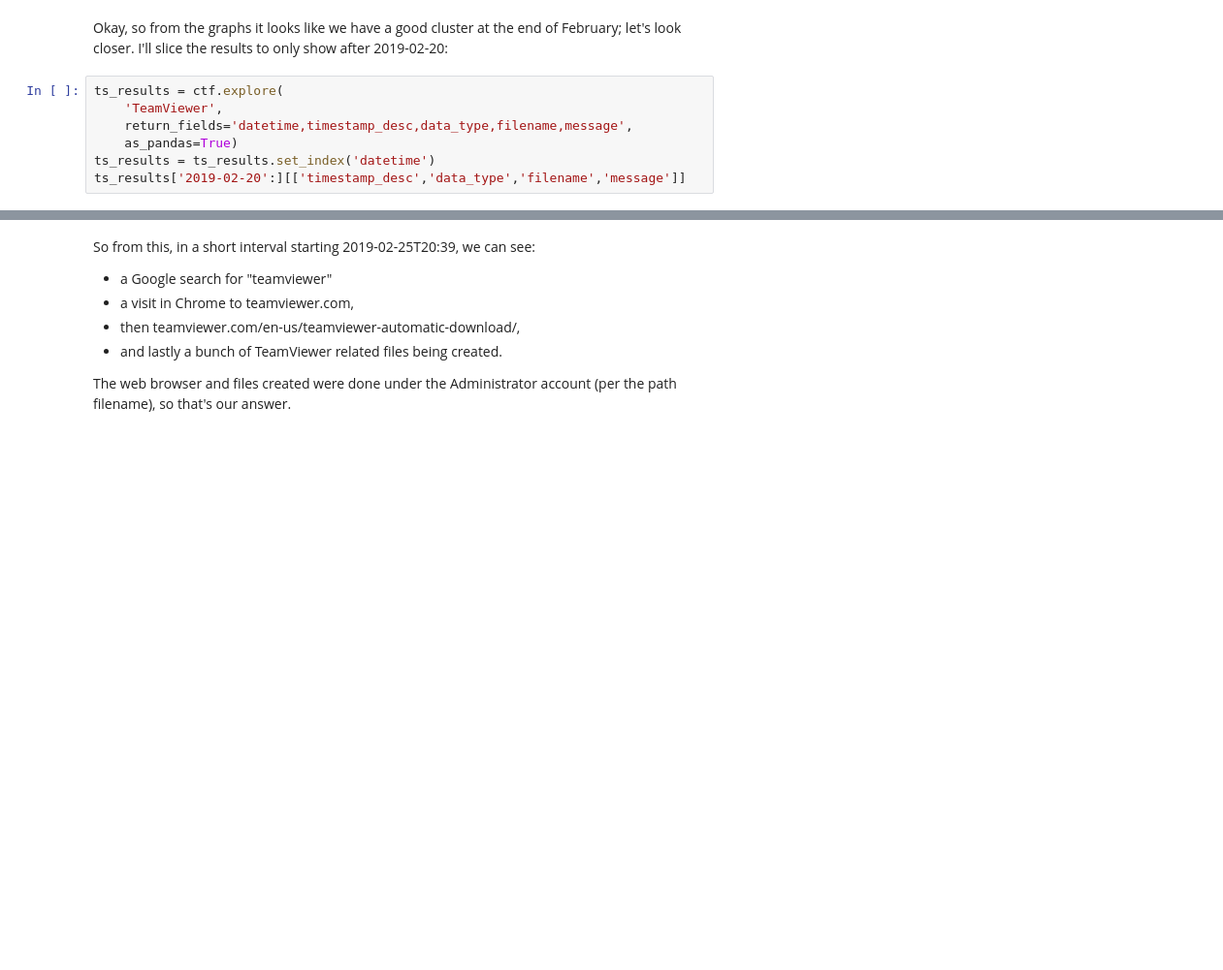
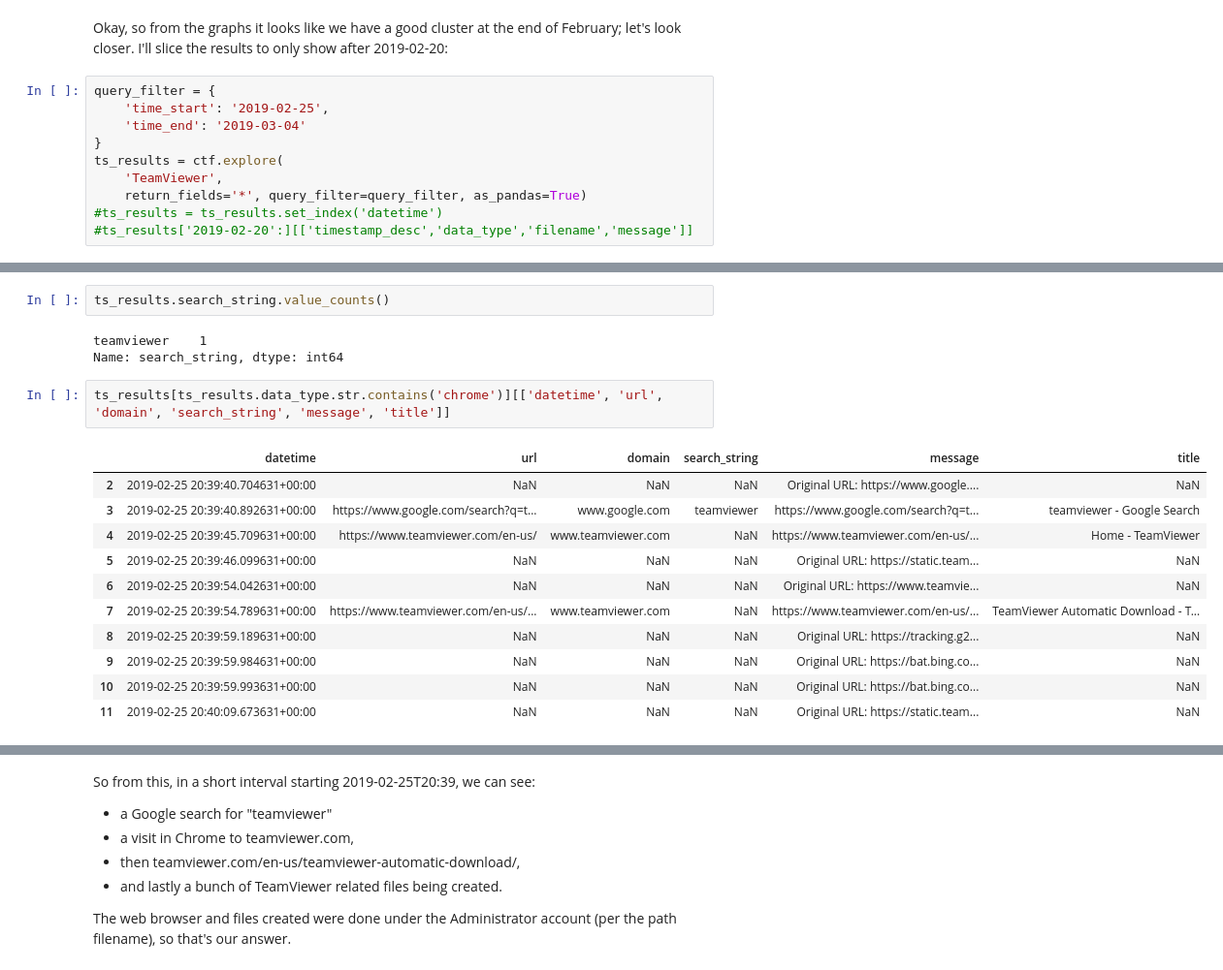
Before and after one commit to google/timesketch, a Jupyter notebook: notebooks/MUS2019_CTF.ipynb, the cells around one changed output, grey strips where cells are left out. Shown: that part at 97% size. Drawn from its saved outputs; the diff is of its cells as text; blank space fills up the shorter version.

```diff
--- a/notebooks/MUS2019_CTF.ipynb
+++ b/notebooks/MUS2019_CTF.ipynb
@@ -200,9 +351,12 @@ ts_results['2018':].message.resample('D').count().plot()
 # %% [markdown]
 Okay, so from the graphs it looks like we have a good cluster at the end of February; let's look closer. I'll slice the results to only show after 2019-02-20:
 # %%
+query_filter = {
+    'time_start': '2019-02-25',
+    'time_end': '2019-03-04'
+}
 ts_results = ctf.explore(
     'TeamViewer',
-    return_fields='datetime,timestamp_desc,data_type,filename,message',
-    as_pandas=True)
-ts_results = ts_results.set_index('datetime')
-ts_results['2019-02-20':][['timestamp_desc','data_type','filename','message']]
+    return_fields='*', query_filter=query_filter, as_pandas=True)
+#ts_results = ts_results.set_index('datetime')
+#ts_results['2019-02-20':][['timestamp_desc','data_type','filename','message']]
@@ -208,0 +379,19 @@ ts_results['2019-02-20':][['timestamp_desc','data_type','filename','message']]
+# %%
+ts_results.search_string.value_counts()
+# %% [output]
+teamviewer    1
+Name: search_string, dtype: int64
+# %%
+ts_results[ts_results.data_type.str.contains('chrome')][['datetime', 'url', 'domain', 'search_string', 'message', 'title']]
+# %% [output]
+|  | datetime | url | domain | search_string | message | title |
+| 2 | 2019-02-25 20:39:40.704631+00:00 | NaN | NaN | NaN | Original URL: https://www.google.... | NaN |
+| 3 | 2019-02-25 20:39:40.892631+00:00 | https://www.google.com/search?q=t... | www.google.com | teamviewer | https://www.google.com/search?q=t... | teamviewer - Google Search |
+| 4 | 2019-02-25 20:39:45.709631+00:00 | https://www.teamviewer.com/en-us/ | www.teamviewer.com | NaN | https://www.teamviewer.com/en-us/... | Home - TeamViewer |
+| 5 | 2019-02-25 20:39:46.099631+00:00 | NaN | NaN | NaN | Original URL: https://static.team... | NaN |
+| 6 | 2019-02-25 20:39:54.042631+00:00 | NaN | NaN | NaN | Original URL: https://www.teamvie... | NaN |
+| 7 | 2019-02-25 20:39:54.789631+00:00 | https://www.teamviewer.com/en-us/... | www.teamviewer.com | NaN | https://www.teamviewer.com/en-us/... | TeamViewer Automatic Download - T... |
+| 8 | 2019-02-25 20:39:59.189631+00:00 | NaN | NaN | NaN | Original URL: https://tracking.g2... | NaN |
+| 9 | 2019-02-25 20:39:59.984631+00:00 | NaN | NaN | NaN | Original URL: https://bat.bing.co... | NaN |
+| 10 | 2019-02-25 20:39:59.993631+00:00 | NaN | NaN | NaN | Original URL: https://bat.bing.co... | NaN |
+| 11 | 2019-02-25 20:40:09.673631+00:00 | NaN | NaN | NaN | Original URL: https://static.team... | NaN |
```
Also changed, not shown: parts of 39 cells of this notebook.
